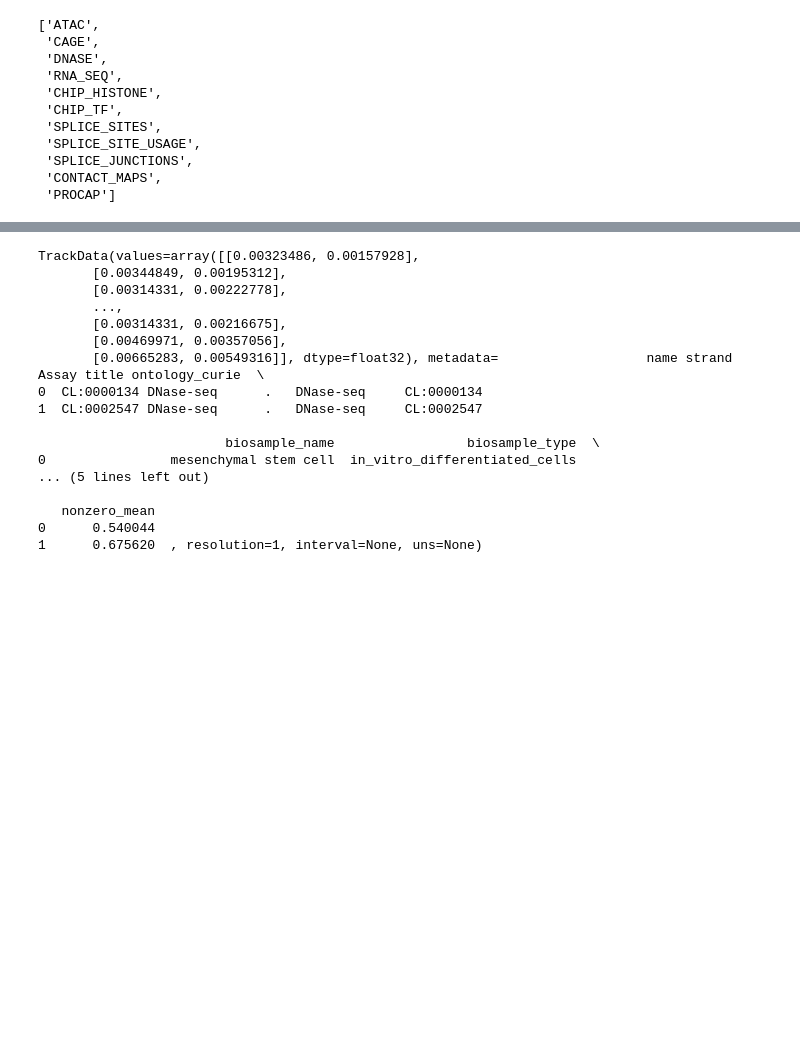
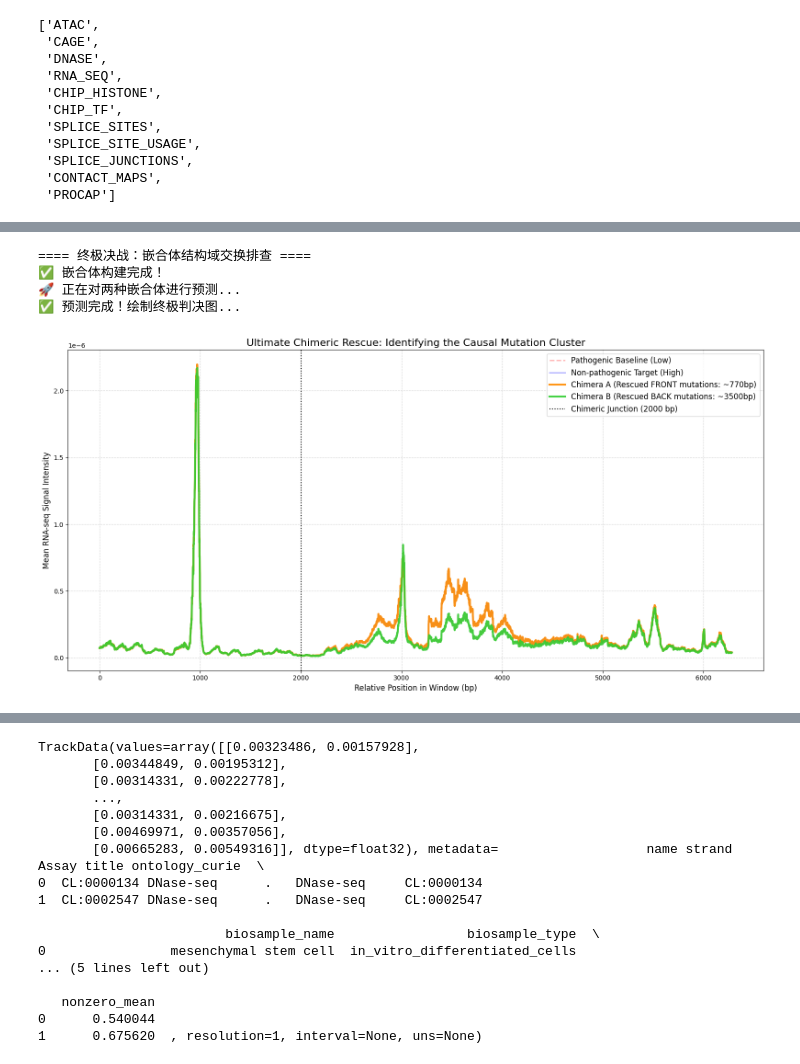
Before and after one commit to thathooo/AlphaGenome-HLA-B27, a Jupyter notebook: HLA_B27_Homologous_sequence_alignment_analysis.ipynb, the cells around one changed output, grey strips where cells are left out. Drawn from its saved outputs; the diff is of its cells as text; code cells hidden in the pictures; blank space fills up the shorter version.

```diff
--- a/HLA_B27_Homologous_sequence_alignment_analysis.ipynb
+++ b/HLA_B27_Homologous_sequence_alignment_analysis.ipynb
@@ -155,0 +473,72 @@ Saved proxy tracks to: ./HLA_B27_proxy_tracks.csv
+# %%
+print("==== 终极决战：嵌合体结构域交换排查 ====")
+
+# 假设总长度 fragment_length 约 4000bp，我们在中间位置（例如 2000bp）切一刀
+mid_point_relative = 2000
+mid_point_idx = insert_start_idx + mid_point_relative
+
+# 1. 构建嵌合体 A (换头)：拯救前半段的突变 (774, 776, 782)
+seq_chimera_A_real = (
+    seq_2706_full_real[:mid_point_idx] +  # 前半段用非致病型 (拯救)
+    seq_2704_full_real[mid_point_idx:]    # 后半段保留致病型
+)
+
+# 2. 构建嵌合体 B (换尾)：拯救后半段的突变 (3509, 3521, 3727)
+seq_chimera_B_real = (
+    seq_2704_full_real[:mid_point_idx] +  # 前半段保留致病型
+    seq_2706_full_real[mid_point_idx:]    # 后半段用非致病型 (拯救)
+)
+
+print("✅ 嵌合体构建完成！")
+print("🚀 正在对两种嵌合体进行预测...")
+
+pred_chimera_A = dna_model.predict_sequence(
+    sequence=seq_chimera_A_real,
+    requested_outputs=[dna_client.OutputType.RNA_SEQ],
+    ontology_terms=ontology_terms_proxy
+)
+
+pred_chimera_B = dna_model.predict_sequence(
+    sequence=seq_chimera_B_real,
+    requested_outputs=[dna_client.OutputType.RNA_SEQ],
+    ontology_terms=ontology_terms_proxy
+)
+print("✅ 预测完成！绘制终极判决图...")
+
+# 提取数据并计算 Mean
+rna_chimera_A_vals = pred_chimera_A.rna_seq.values[view_start:view_end]
+rna_chimera_B_vals = pred_chimera_B.rna_seq.values[view_start:view_end]
+
+rna_chimera_A_mean = np.mean(rna_chimera_A_vals, axis=1) if rna_chimera_A_vals.shape[1] > 0 else np.zeros(view_end - view_start)
+rna_chimera_B_mean = np.mean(rna_chimera_B_vals, axis=1) if rna_chimera_B_vals.shape[1] > 0 else np.zeros(view_end - view_start)
+
+# 画图
+plt.figure(figsize=(16, 8))
+
+# 背景底色：致病型（低谷红线）和非致病型（高山蓝线）
+plt.plot(rna_2704_mean, color='red', alpha=0.3, linewidth=2, linestyle='--', label='Pathogenic Baseline (Low)')
+plt.plot(rna_2706_mean, color='blue', alpha=0.3, linewidth=2, linestyle='-', label='Non-pathogenic Target (High)')
+
+# 核心选手出场
+plt.plot(rna_chimera_A_mean, color='darkorange', alpha=0.9, linewidth=3,
+         label='Chimera A (Rescued FRONT mutations: ~770bp)')
+plt.plot(rna_chimera_B_mean, color='limegreen', alpha=0.9, linewidth=3,
+         label='Chimera B (Rescued BACK mutations: ~3500bp)')
+
+plt.title('Ultimate Chimeric Rescue: Identifying the Causal Mutation Cluster', fontsize=16)
+plt.ylabel('Mean RNA-seq Signal Intensity', fontsize=12)
+plt.xlabel('Relative Position in Window (bp)', fontsize=12)
+
+# 标出我们切这一刀的位置
+plt.axvline(x=mid_point_relative, color='black', linestyle=':', label='Chimeric Junction (2000 bp)')
+
+plt.legend(loc='upper right', fontsize=12)
+plt.grid(True, linestyle='--', alpha=0.5)
+plt.tight_layout()
+plt.show()
+# %% [output]
+==== 终极决战：嵌合体结构域交换排查 ====
+✅ 嵌合体构建完成！
+🚀 正在对两种嵌合体进行预测...
+✅ 预测完成！绘制终极判决图...
+[figure, added]
```
Also changed, not shown: parts of 11 cells of this notebook.
